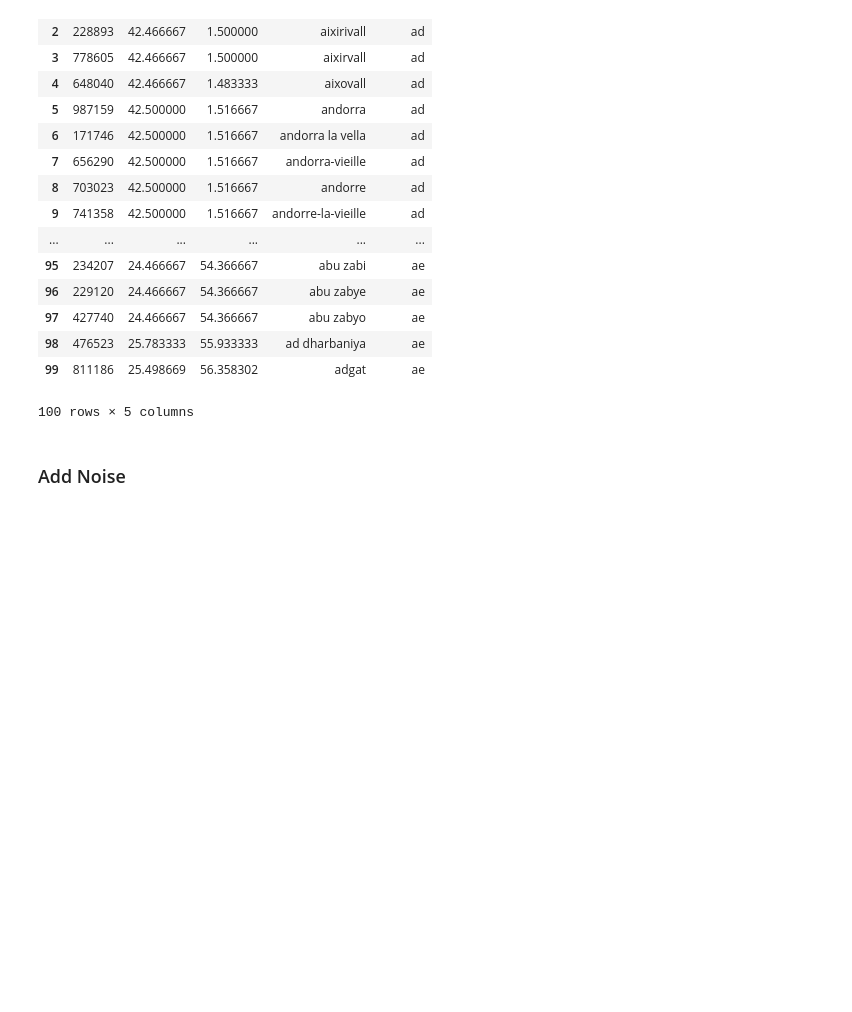
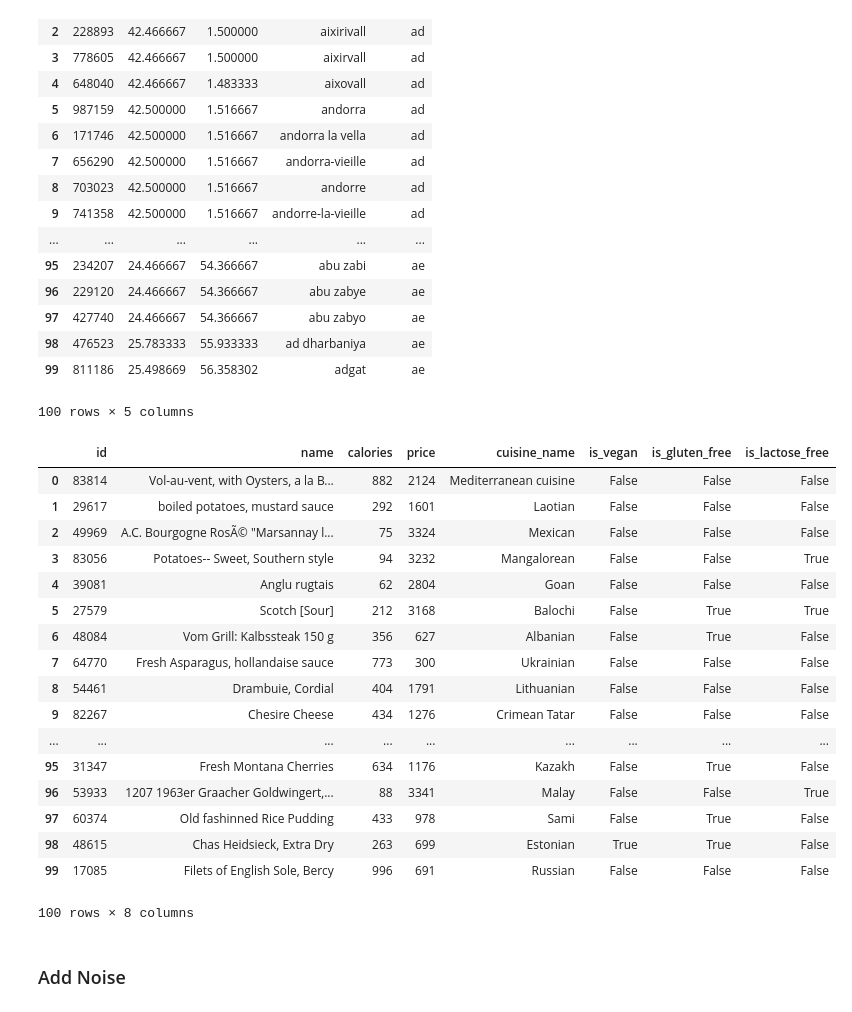
Before and after one commit to evsantor/data_minig, a Jupyter notebook: data_mining_2.ipynb, the cells around one changed output. Saved outputs shown, nothing was run; the diff lists cells and outputs as text; code cells hidden in the pictures; blank space fills up the shorter version.

Commit message:
add speciality

```diff
--- a/data_mining_2.ipynb
+++ b/data_mining_2.ipynb
@@ -135,4 +135,41 @@ coordinates
 | 98 | 476523 | 25.783333 | 55.933333 | ad dharbaniya | ae |
 | 99 | 811186 | 25.498669 | 56.358302 | adgat | ae |
 100 rows × 5 columns
+# %%
+speciality_df = pd.DataFrame(columns = [ 'id', 'name', 'calories', 'price', 'cuisine_name', 'is_vegan',
+                                        'is_gluten_free', 'is_lactose_free'])
+
+specialityNamesList = [line.strip() for line in open("specialyNames.txt", 'r', encoding="utf8")]
+cuisineNamesList = [line.strip() for line in open("cuisineNames.txt", 'r', encoding="utf8")]
+
+speciality_df['id'] = restaurant_df['sid']
+for i in range(restaurant_df.shape[0]):
+    speciality_df.loc[i]['name'] = random.choice(specialityNamesList)
+    speciality_df.loc[i]['calories'] = random.randrange(50, 1000)
+    speciality_df.loc[i]['price']= random.randrange(1, 3500)
+    speciality_df.loc[i]['cuisine_name'] = random.choice(cuisineNamesList)
+    speciality_df.loc[i]['is_vegan'] = random.randrange(100) < 25
+    speciality_df.loc[i]['is_gluten_free'] = random.randrange(100) < 15
+    speciality_df.loc[i] ['is_lactose_free'] = random.randrange(100) < 15
+# %%
+speciality_df
+# %% [output]
+|  | id | name | calories | price | cuisine_name | is_vegan | is_gluten_free | is_lactose_free |
+| 0 | 83814 | Vol-au-vent, with Oysters, a la B... | 882 | 2124 | Mediterranean cuisine | False | False | False |
+| 1 | 29617 | boiled potatoes, mustard sauce | 292 | 1601 | Laotian | False | False | False |
+| 2 | 49969 | A.C. Bourgogne RosÃ© "Marsannay l... | 75 | 3324 | Mexican | False | False | False |
+| 3 | 83056 | Potatoes-- Sweet, Southern style | 94 | 3232 | Mangalorean | False | False | True |
+| 4 | 39081 | Anglu rugtais | 62 | 2804 | Goan | False | False | False |
+| 5 | 27579 | Scotch [Sour] | 212 | 3168 | Balochi | False | True | True |
+| 6 | 48084 | Vom Grill: Kalbssteak 150 g | 356 | 627 | Albanian | False | True | False |
+| 7 | 64770 | Fresh Asparagus, hollandaise sauce | 773 | 300 | Ukrainian | False | False | False |
+| 8 | 54461 | Drambuie, Cordial | 404 | 1791 | Lithuanian | False | False | False |
+| 9 | 82267 | Chesire Cheese | 434 | 1276 | Crimean Tatar | False | False | False |
+| ... | ... | ... | ... | ... | ... | ... | ... | ... |
+| 95 | 31347 | Fresh Montana Cherries | 634 | 1176 | Kazakh | False | True | False |
+| 96 | 53933 | 1207 1963er Graacher Goldwingert,... | 88 | 3341 | Malay | False | False | True |
+| 97 | 60374 | Old fashinned Rice Pudding | 433 | 978 | Sami | False | True | False |
+| 98 | 48615 | Chas Heidsieck, Extra Dry | 263 | 699 | Estonian | True | True | False |
+| 99 | 17085 | Filets of English Sole, Bercy | 996 | 691 | Russian | False | False | False |
+100 rows × 8 columns
 # %%
```
Also changed, not shown: parts of 2 cells of this notebook, 1 other file.
